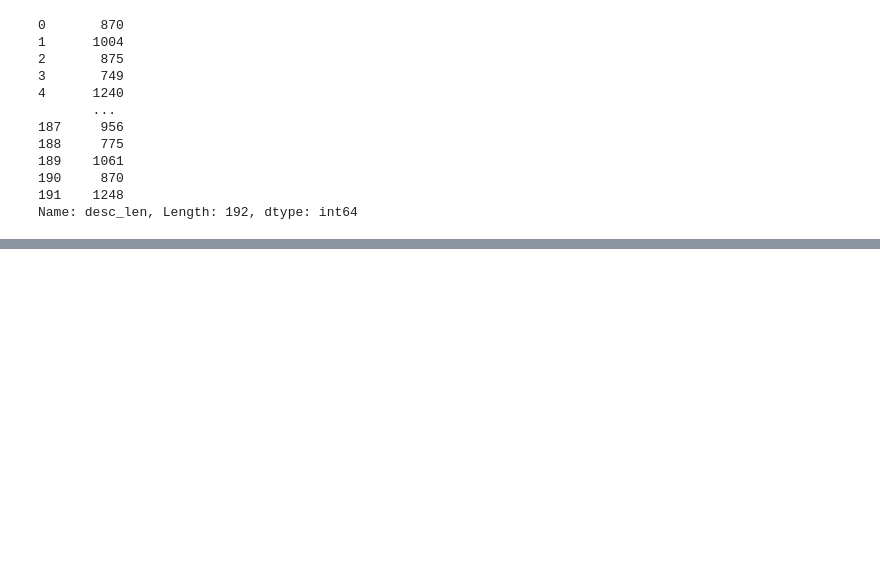
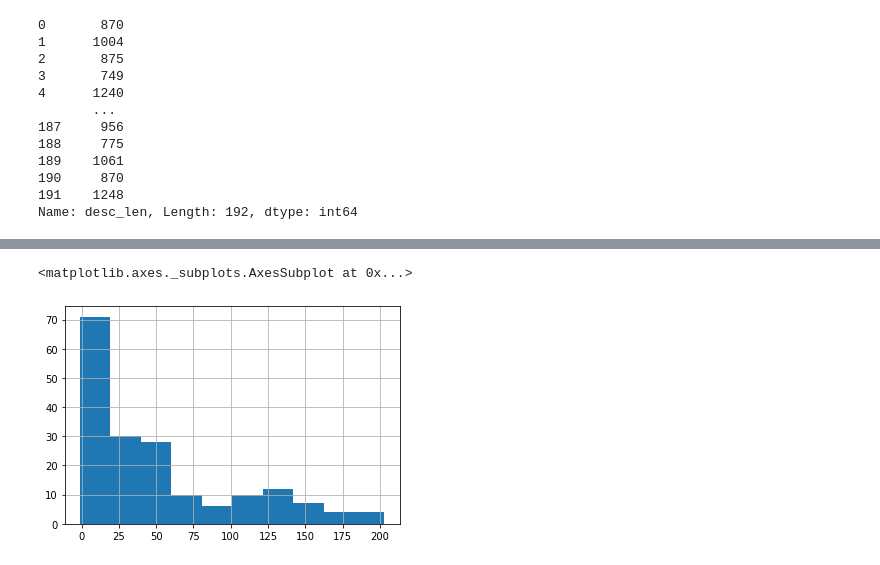
Before and after one commit to sadiaTab/WebScraping, a Jupyter notebook: ds_salary_project/data_eda.ipynb, the cells around one changed output, grey strips where cells are left out. Saved outputs shown, nothing was run; the diff lists cells and outputs as text; code cells hidden in the pictures; blank space fills up the shorter version.

```diff
--- a/ds_salary_project/data_eda.ipynb
+++ b/ds_salary_project/data_eda.ipynb
@@ -98,0 +137,5 @@ df[df['hourly']==1][['hourly','Min Salary','Max Salary']]
+# %%
+df.age.hist()
+# %% [output]
+<matplotlib.axes._subplots.AxesSubplot at 0x...>
+[figure, added]
```
Also changed, not shown: parts of 24 cells of this notebook, 2 other files.
